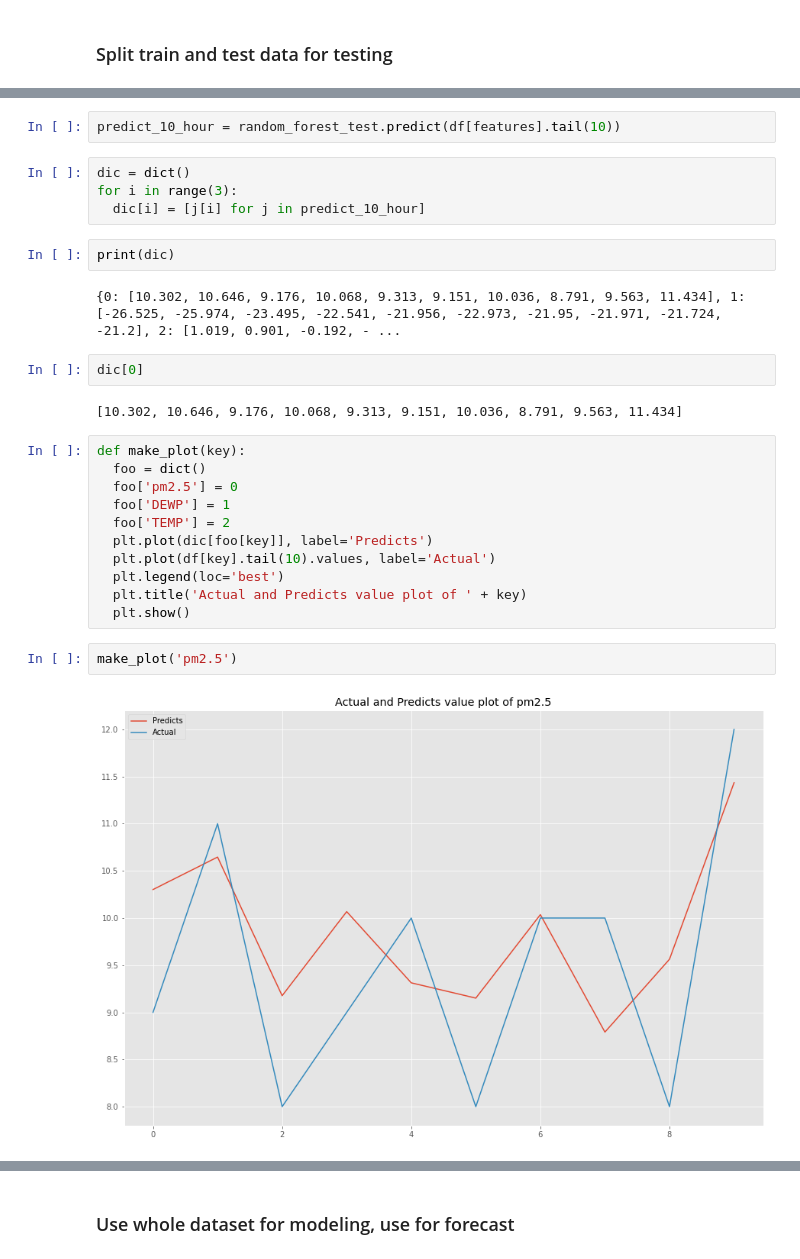
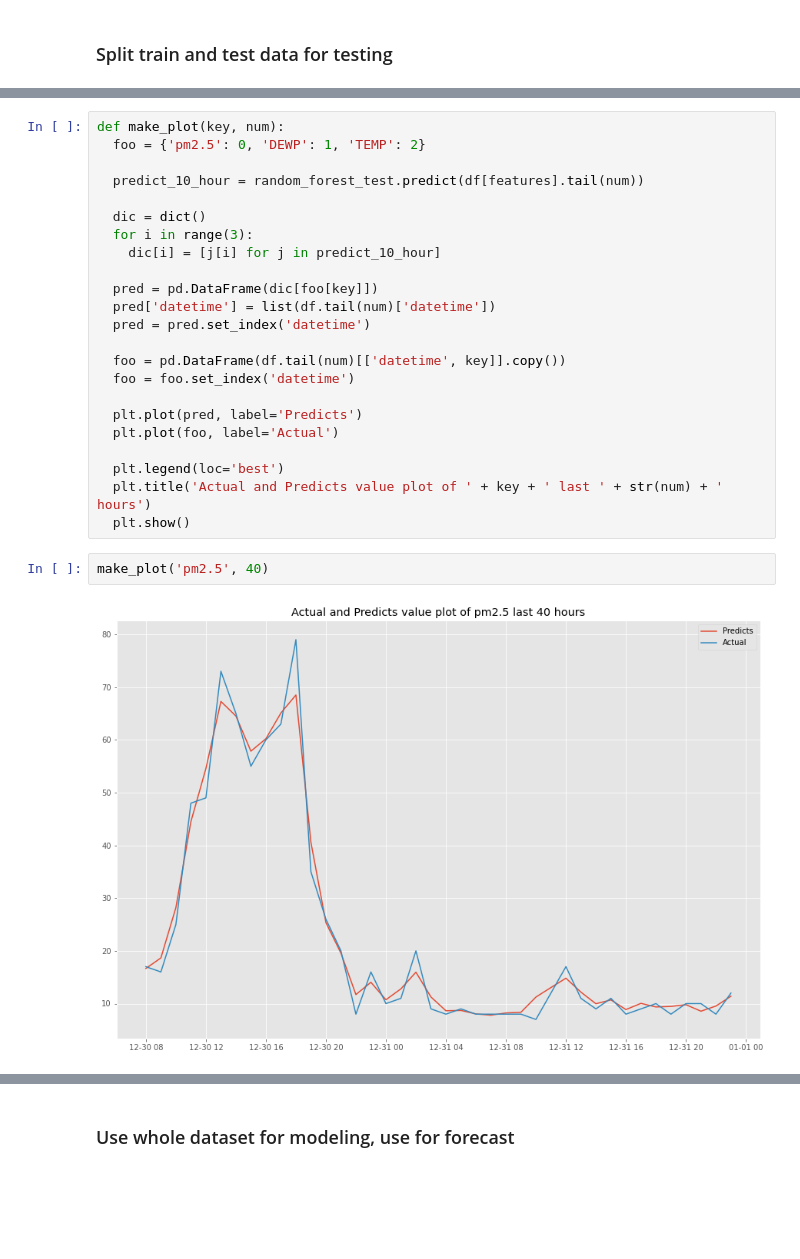
Before and after one commit to tuanio/pollution_prediction, a Jupyter notebook: code.ipynb, the cells around one changed output, grey strips where cells are left out. Cells and saved outputs as stored; diff of their text form; blank space fills up the shorter version.

```diff
--- a/code.ipynb
+++ b/code.ipynb
@@ -266,30 +266,28 @@ important_features(random_forest_test, features)
-# %%
-predict_10_hour = random_forest_test.predict(df[features].tail(10))
-# %%
-dic = dict()
-for i in range(3):
-  dic[i] = [j[i] for j in predict_10_hour]
-# %%
-print(dic)
-# %% [output]
-{0: [10.302, 10.646, 9.176, 10.068, 9.313, 9.151, 10.036, 8.791, 9.563, 11.434], 1: [-26.525, -25.974, -23.495, -22.541, -21.956, -22.973, -21.95, -21.971, -21.724, -21.2], 2: [1.019, 0.901, -0.192, - ...
-# %%
-dic[0]
-# %% [output]
-[10.302, 10.646, 9.176, 10.068, 9.313, 9.151, 10.036, 8.791, 9.563, 11.434]
 # %%
-def make_plot(key):
-  foo = dict()
-  foo['pm2.5'] = 0
-  foo['DEWP'] = 1
-  foo['TEMP'] = 2
-  plt.plot(dic[foo[key]], label='Predicts')
-  plt.plot(df[key].tail(10).values, label='Actual')
+def make_plot(key, num):
+  foo = {'pm2.5': 0, 'DEWP': 1, 'TEMP': 2}
+
+  predict_10_hour = random_forest_test.predict(df[features].tail(num))
+
+  dic = dict()
+  for i in range(3):
+    dic[i] = [j[i] for j in predict_10_hour]
+
+  pred = pd.DataFrame(dic[foo[key]])
+  pred['datetime'] = list(df.tail(num)['datetime'])
+  pred = pred.set_index('datetime')
+
+  foo = pd.DataFrame(df.tail(num)[['datetime', key]].copy())
+  foo = foo.set_index('datetime')
+
+  plt.plot(pred, label='Predicts')
+  plt.plot(foo, label='Actual')
+
   plt.legend(loc='best')
-  plt.title('Actual and Predicts value plot of ' + key)
+  plt.title('Actual and Predicts value plot of ' + key + ' last ' + str(num) + ' hours')
   plt.show()
 # %%
-make_plot('pm2.5')
+make_plot('pm2.5', 40)
 # %% [output]
-[figure, old version]
+[figure, new version]
 # %%
```
Also changed, not shown: parts of 11 cells of this notebook.
